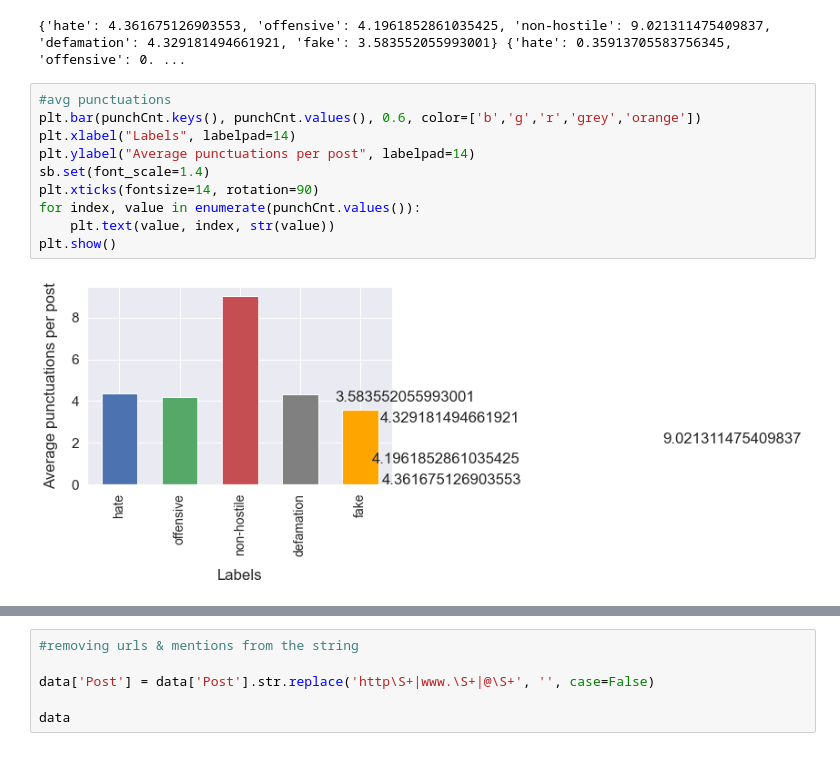
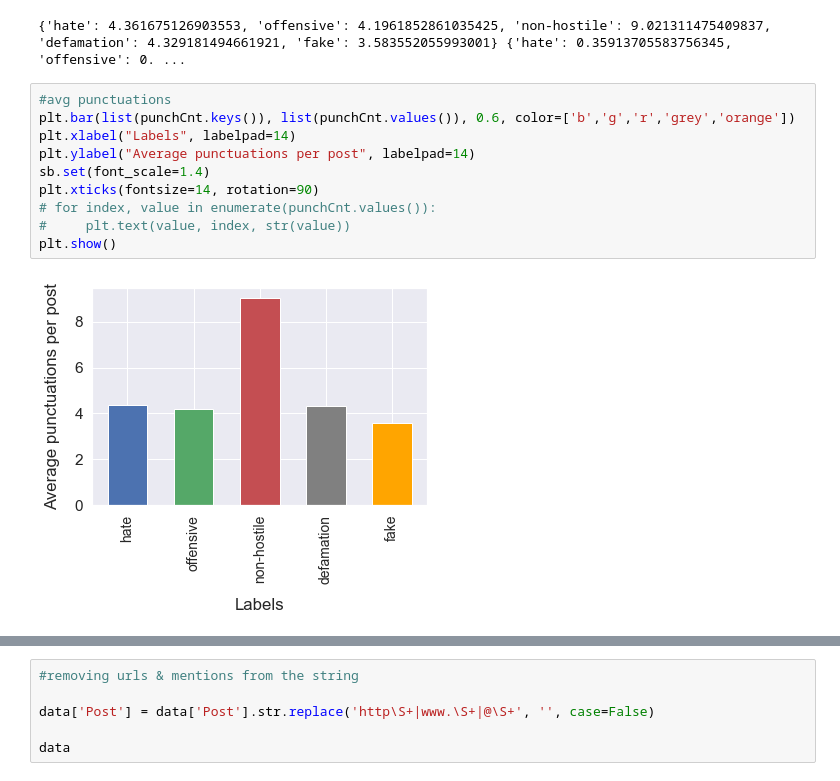
Before and after one commit to void-memories/Hostile-Post-Detection-in-Hindi, a Jupyter notebook: review2.ipynb, the cells around one changed output, grey strips where cells are left out. Cells and saved outputs as stored; diff of their text form.

Commit message:
graph

```diff
--- a/review2.ipynb
+++ b/review2.ipynb
@@ -323,16 +323,16 @@ print(punchCnt,hashCnt,mentionCnt)
 {'hate': 4.361675126903553, 'offensive': 4.1961852861035425, 'non-hostile': 9.021311475409837, 'defamation': 4.329181494661921, 'fake': 3.583552055993001} {'hate': 0.35913705583756345, 'offensive': 0. ...
 # %%
 #avg punctuations
-plt.bar(punchCnt.keys(), punchCnt.values(), 0.6, color=['b','g','r','grey','orange'])
+plt.bar(list(punchCnt.keys()), list(punchCnt.values()), 0.6, color=['b','g','r','grey','orange'])
 plt.xlabel("Labels", labelpad=14)
 plt.ylabel("Average punctuations per post", labelpad=14)
 sb.set(font_scale=1.4)
 plt.xticks(fontsize=14, rotation=90)
-for index, value in enumerate(punchCnt.values()):
-    plt.text(value, index, str(value))
+# for index, value in enumerate(punchCnt.values()):
+#     plt.text(value, index, str(value))
 plt.show()
 # %% [output]
-[figure, old version]
+[figure, new version]
 # %%
 #avg hashtags
 plt.bar(hashCnt.keys(), hashCnt.values(), 0.6, color=['b','g','r','grey','orange'])
```
Also changed, not shown: parts of 2 cells of this notebook.
